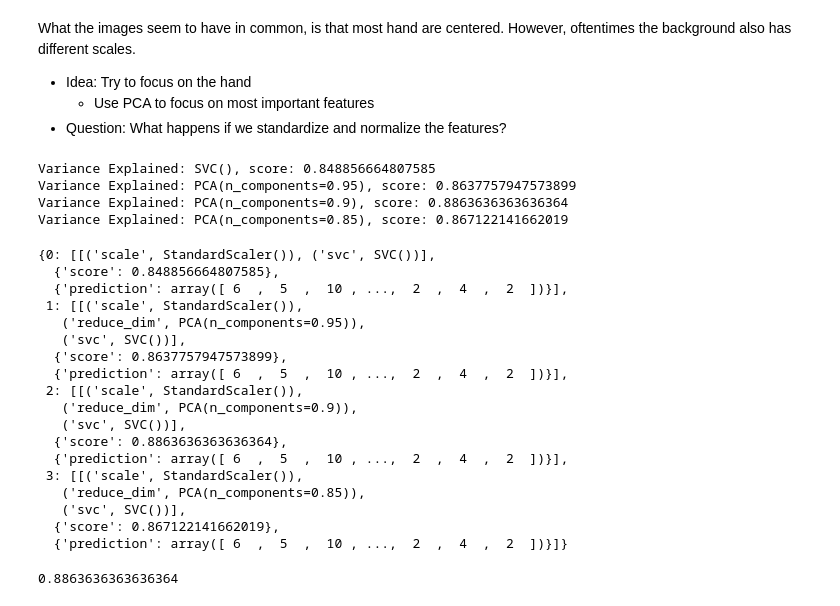
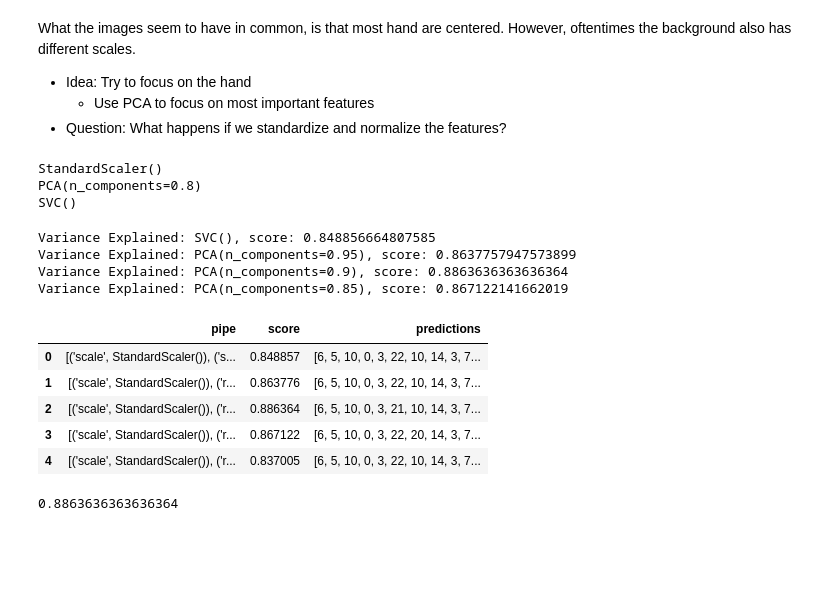
Before and after one commit to StefanWinterToo/ML_Challenge, a Jupyter notebook: src/playground_Stefan.ipynb, the cells around one changed output. Drawn from its saved outputs; the diff is of its cells as text; code cells hidden in the pictures; blank space fills up the shorter version.

Commit message:
Evaluation uses pandas.

```diff
--- a/src/playground_Stefan.ipynb
+++ b/src/playground_Stefan.ipynb
@@ -70,14 +70,6 @@ pipe_scale_pca085_svc = [("scale", StandardScaler()), ("reduce_dim", PCA(.90)),
 pipe_scale_pca080_svc = [("scale", StandardScaler()), ("reduce_dim", PCA(.89)), ("svc", SVC())]
 
 pipelines = [pipe_scale_svc, pipe_scale_pca_svc, pipe_scale_pca090_svc, pipe_scale_pca085_svc, pipe_scale_pca080_svc]
-# %%
-evaluation = {}
-for i, item in enumerate(pipelines):
-    pipe = Pipeline(item)
-    pipe.fit(X_train, y_train)
-
-    score = {}
-    evaluation[i] = [item, {"score": pipe.score(X_test, y_test)}, {"prediction": pipe.predict(X_test)}]
 # %%
 df = pd.DataFrame(columns = ["pipe", "score", "predictions"])
 for i, item in enumerate(pipelines):
@@ -88,6 +80,13 @@ for i, item in enumerate(pipelines):
         pipe.score(X_test, y_test),
         pipe.predict(X_test)
     ]
+# %%
+for step in pipe.steps:
+    print(step[1])
+# %% [output]
+StandardScaler()
+PCA(n_components=0.8)
+SVC()
 # %%
 for i in range(len(evaluation)):
     print("Variance Explained: {}, score: {}".format(evaluation[i][0][1][1], evaluation[i][1]["score"]))
@@ -96,27 +95,15 @@ Variance Explained: SVC(), score: 0.848856664807585
 Variance Explained: PCA(n_components=0.95), score: 0.8637757947573899
 Variance Explained: PCA(n_components=0.9), score: 0.8863636363636364
 Variance Explained: PCA(n_components=0.85), score: 0.867122141662019
-# %%
-evaluation
-# %% [output]
-{0: [[('scale', StandardScaler()), ('svc', SVC())],
-  {'score': 0.848856664807585},
-  {'prediction': array([ 6  ,  5  ,  10 , ...,  2  ,  4  ,  2  ])}],
- 1: [[('scale', StandardScaler()),
-   ('reduce_dim', PCA(n_components=0.95)),
-   ('svc', SVC())],
-  {'score': 0.8637757947573899},
-  {'prediction': array([ 6  ,  5  ,  10 , ...,  2  ,  4  ,  2  ])}],
- 2: [[('scale', StandardScaler()),
-   ('reduce_dim', PCA(n_components=0.9)),
-   ('svc', SVC())],
-  {'score': 0.8863636363636364},
-  {'prediction': array([ 6  ,  5  ,  10 , ...,  2  ,  4  ,  2  ])}],
- 3: [[('scale', StandardScaler()),
-   ('reduce_dim', PCA(n_components=0.85)),
-   ('svc', SVC())],
-  {'score': 0.867122141662019},
-  {'prediction': array([ 6  ,  5  ,  10 , ...,  2  ,  4  ,  2  ])}]}
+# %%
+df
+# %% [output]
+|  | pipe | score | predictions |
+| 0 | [('scale', StandardScaler()), ('s... | 0.848857 | [6, 5, 10, 0, 3, 22, 10, 14, 3, 7... |
+| 1 | [('scale', StandardScaler()), ('r... | 0.863776 | [6, 5, 10, 0, 3, 22, 10, 14, 3, 7... |
+| 2 | [('scale', StandardScaler()), ('r... | 0.886364 | [6, 5, 10, 0, 3, 21, 10, 14, 3, 7... |
+| 3 | [('scale', StandardScaler()), ('r... | 0.867122 | [6, 5, 10, 0, 3, 22, 20, 14, 3, 7... |
+| 4 | [('scale', StandardScaler()), ('r... | 0.837005 | [6, 5, 10, 0, 3, 22, 10, 14, 3, 7... |
 # %%
 accuracy_score(y_test, preds)
 # %% [output]
```
